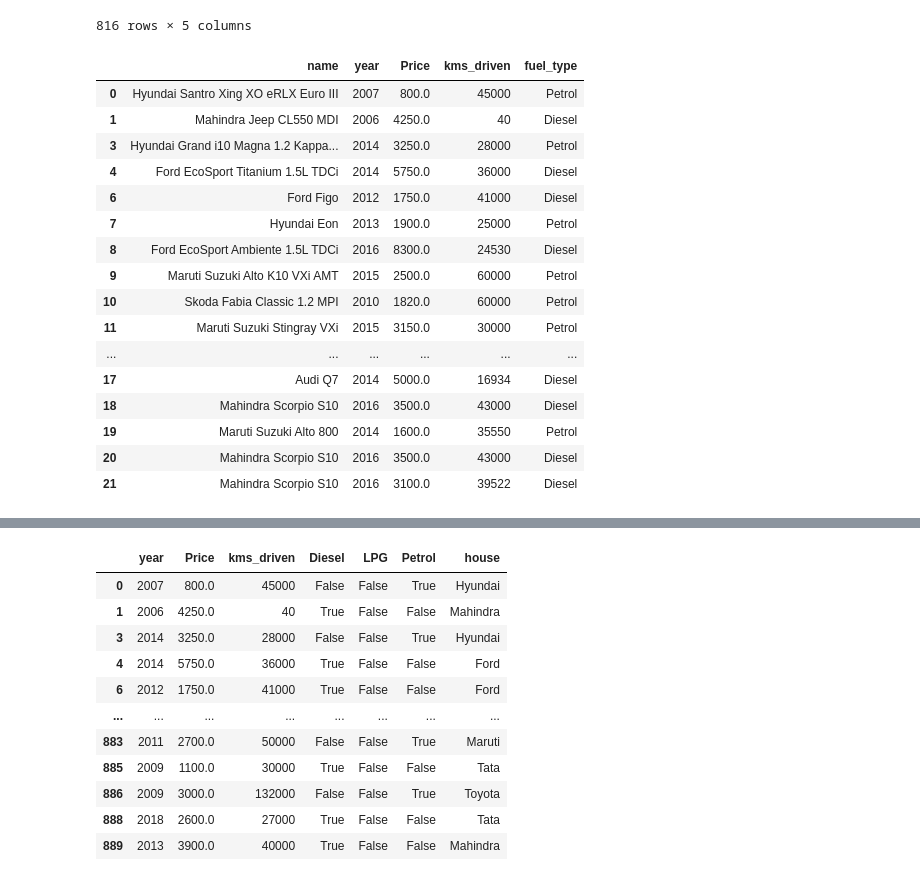
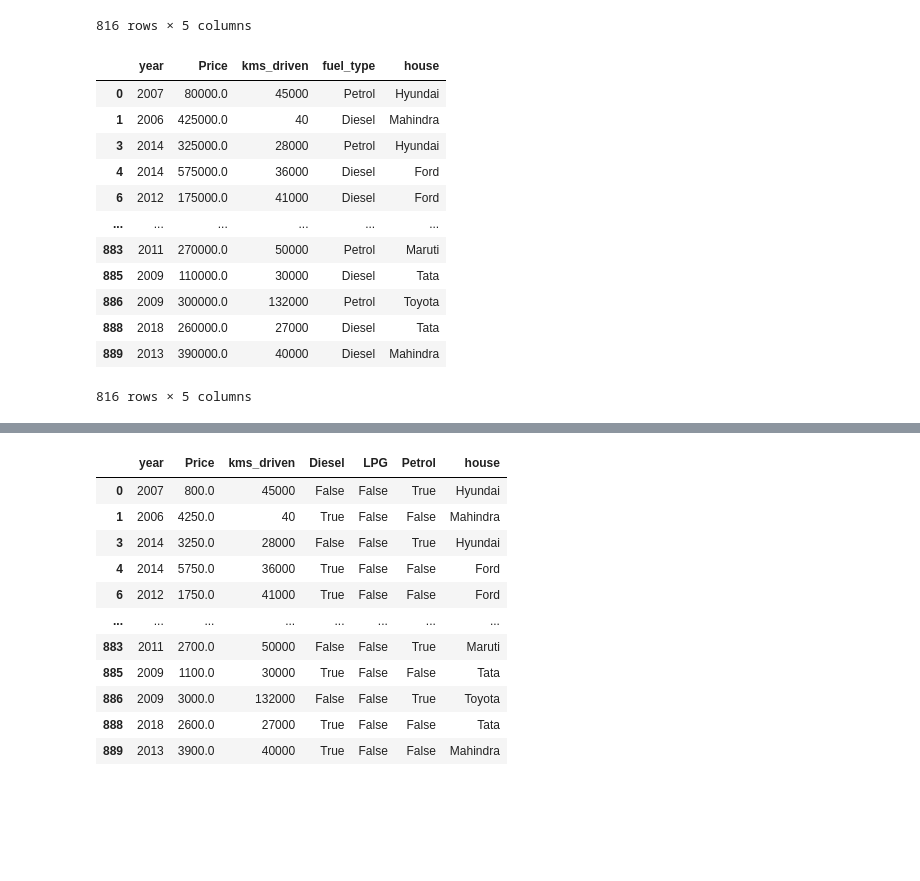
Before and after one commit to lebondon/FISTIC2024_FD, a Jupyter notebook: FD_files/lez 7/cars.ipynb, the cells around one changed output, grey strips where cells are left out. Saved outputs shown, nothing was run; the diff lists cells and outputs as text; code cells hidden in the pictures; blank space fills up the shorter version.

```diff
--- a/FD_files/lez 7/cars.ipynb
+++ b/FD_files/lez 7/cars.ipynb
@@ -116,27 +102,28 @@ df
 | 888 | Tata Zest XM Diesel | 2018 | 260000.0 | 27000 | Diesel |
 | 889 | Mahindra Quanto C8 | 2013 | 390000.0 | 40000 | Diesel |
 816 rows × 5 columns
+# %%
+df['house'] = df['name'].str.extract(r'^(\S+)')
+df.drop('name',axis=1)
+# %% [output]
+|  | year | Price | kms_driven | fuel_type | house |
+| 0 | 2007 | 80000.0 | 45000 | Petrol | Hyundai |
+| 1 | 2006 | 425000.0 | 40 | Diesel | Mahindra |
+| 3 | 2014 | 325000.0 | 28000 | Petrol | Hyundai |
+| 4 | 2014 | 575000.0 | 36000 | Diesel | Ford |
+| 6 | 2012 | 175000.0 | 41000 | Diesel | Ford |
+| ... | ... | ... | ... | ... | ... |
+| 883 | 2011 | 270000.0 | 50000 | Petrol | Maruti |
+| 885 | 2009 | 110000.0 | 30000 | Diesel | Tata |
+| 886 | 2009 | 300000.0 | 132000 | Petrol | Toyota |
+| 888 | 2018 | 260000.0 | 27000 | Diesel | Tata |
+| 889 | 2013 | 390000.0 | 40000 | Diesel | Mahindra |
+816 rows × 5 columns
 # %%
 df['Price']=df['Price'].apply(lambda x: x/100)
+df=df.drop(columns='name')
 df.head(20)
+df.to_csv('cars_scremated.csv')
-# %% [output]
-|  | name | year | Price | kms_driven | fuel_type |
-| 0 | Hyundai Santro Xing XO eRLX Euro III | 2007 | 800.0 | 45000 | Petrol |
-| 1 | Mahindra Jeep CL550 MDI | 2006 | 4250.0 | 40 | Diesel |
-| 3 | Hyundai Grand i10 Magna 1.2 Kappa... | 2014 | 3250.0 | 28000 | Petrol |
-| 4 | Ford EcoSport Titanium 1.5L TDCi | 2014 | 5750.0 | 36000 | Diesel |
-| 6 | Ford Figo | 2012 | 1750.0 | 41000 | Diesel |
-| 7 | Hyundai Eon | 2013 | 1900.0 | 25000 | Petrol |
-| 8 | Ford EcoSport Ambiente 1.5L TDCi | 2016 | 8300.0 | 24530 | Diesel |
-| 9 | Maruti Suzuki Alto K10 VXi AMT | 2015 | 2500.0 | 60000 | Petrol |
-| 10 | Skoda Fabia Classic 1.2 MPI | 2010 | 1820.0 | 60000 | Petrol |
-| 11 | Maruti Suzuki Stingray VXi | 2015 | 3150.0 | 30000 | Petrol |
-| ... | ... | ... | ... | ... | ... |
-| 17 | Audi Q7 | 2014 | 5000.0 | 16934 | Diesel |
-| 18 | Mahindra Scorpio S10 | 2016 | 3500.0 | 43000 | Diesel |
-| 19 | Maruti Suzuki Alto 800 | 2014 | 1600.0 | 35550 | Petrol |
-| 20 | Mahindra Scorpio S10 | 2016 | 3500.0 | 43000 | Diesel |
-| 21 | Mahindra Scorpio S10 | 2016 | 3100.0 | 39522 | Diesel |
 # %%
 one_hot=pd.get_dummies(df['fuel_type'])
 df=df.drop('fuel_type',axis=1)
```
Also changed, not shown: parts of 4 cells of this notebook, 10 other files.
